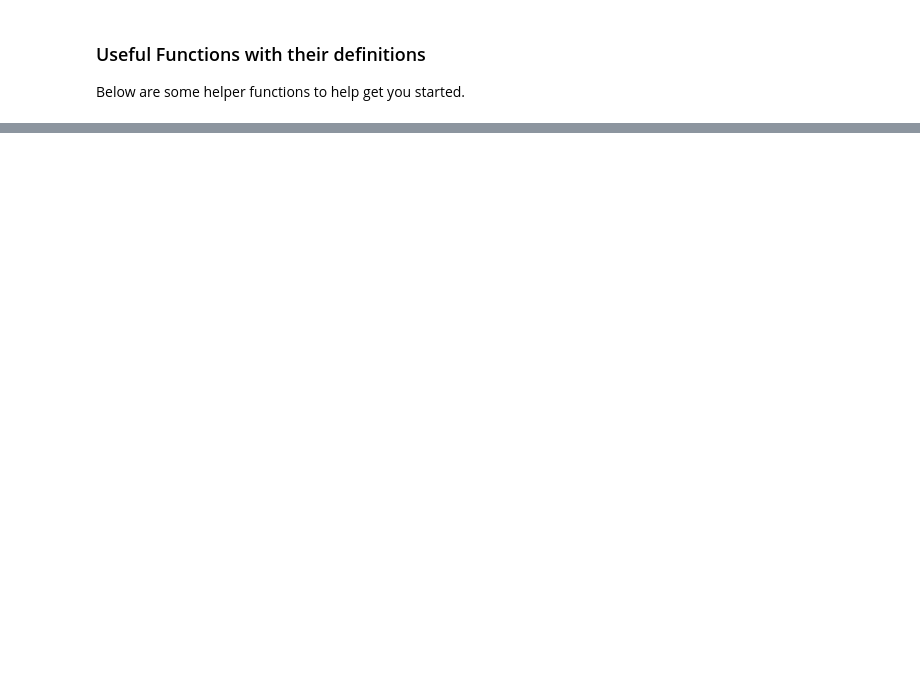
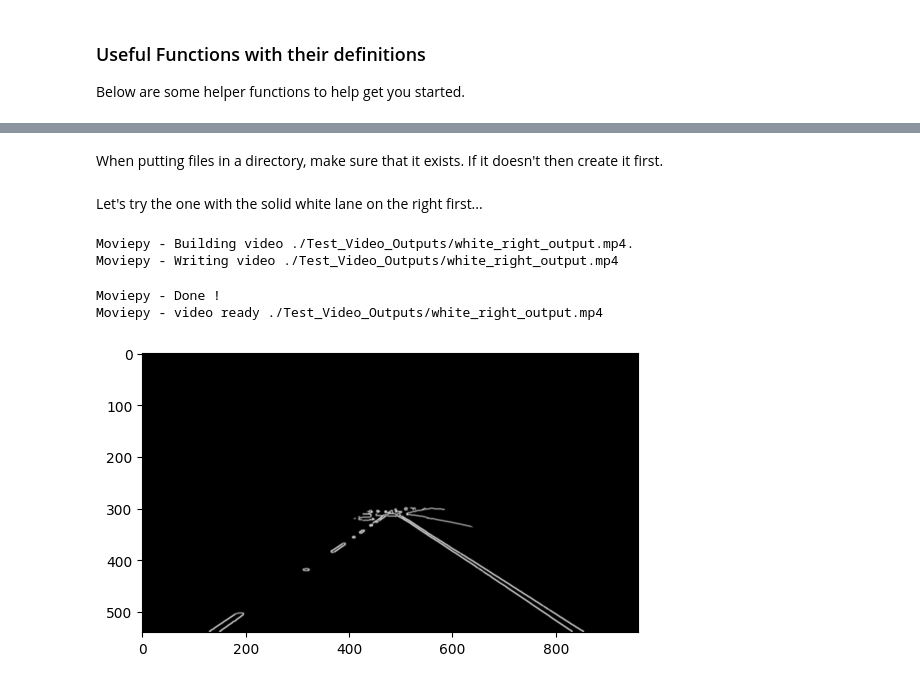
Before and after one commit to gtrupiano/ADAS-Lane-Keeping-Robot, a Jupyter notebook: IPR_1/Given_Term_Project_Code.ipynb, the cells around one changed output, grey strips where cells are left out. Saved outputs shown, nothing was run; the diff lists cells and outputs as text; code cells hidden in the pictures; blank space fills up the shorter version.

Commit message:
Finished implementing example program. Handled version discrepency with moviepy by reverting to the 1.0.3 version and doing some modifications for the white line problem.

```diff
--- a/IPR_1/Given_Term_Project_Code.ipynb
+++ b/IPR_1/Given_Term_Project_Code.ipynb
@@ -96,0 +288,2 @@ plt.imshow(gray_img, cmap='gray')
+# %% [markdown]
+When putting files in a directory, make sure that it exists. If it doesn't then create it first.
@@ -96,0 +295,24 @@ plt.imshow(gray_img, cmap='gray')
+# %% [markdown]
+Let's try the one with the solid white lane on the right first...
+# %%
+white_right_output = "./Test_Video_Outputs/white_right_output.mp4"
+
+# To speed up the testing process you may want to try your pipeline on a shorter subclip of the video
+# To do so add .subcLip(start_second, end_second) to the end of the Line below
+# Where start_second and end_second are integer values representing the start and end of the subclip
+# You may also uncomment the following line for a subclip of the first 5 seconds
+
+clip1 = VideoFileClip("./Test_Videos/solidWhiteRight.mp4").subclip(0, 5)
+
+white_right_clip = clip1.fl_image(process_image)
+
+white_right_clip.write_videofile(white_right_output, audio=False, fps=25)
+
+clip1.close()
+white_right_clip.close()
+# %% [output]
+Moviepy - Building video ./Test_Video_Outputs/white_right_output.mp4.
+Moviepy - Writing video ./Test_Video_Outputs/white_right_output.mp4
+Moviepy - Done !
+Moviepy - video ready ./Test_Video_Outputs/white_right_output.mp4
+[figure, added]
```
Also changed, not shown: parts of 16 cells of this notebook, 3 other files.
